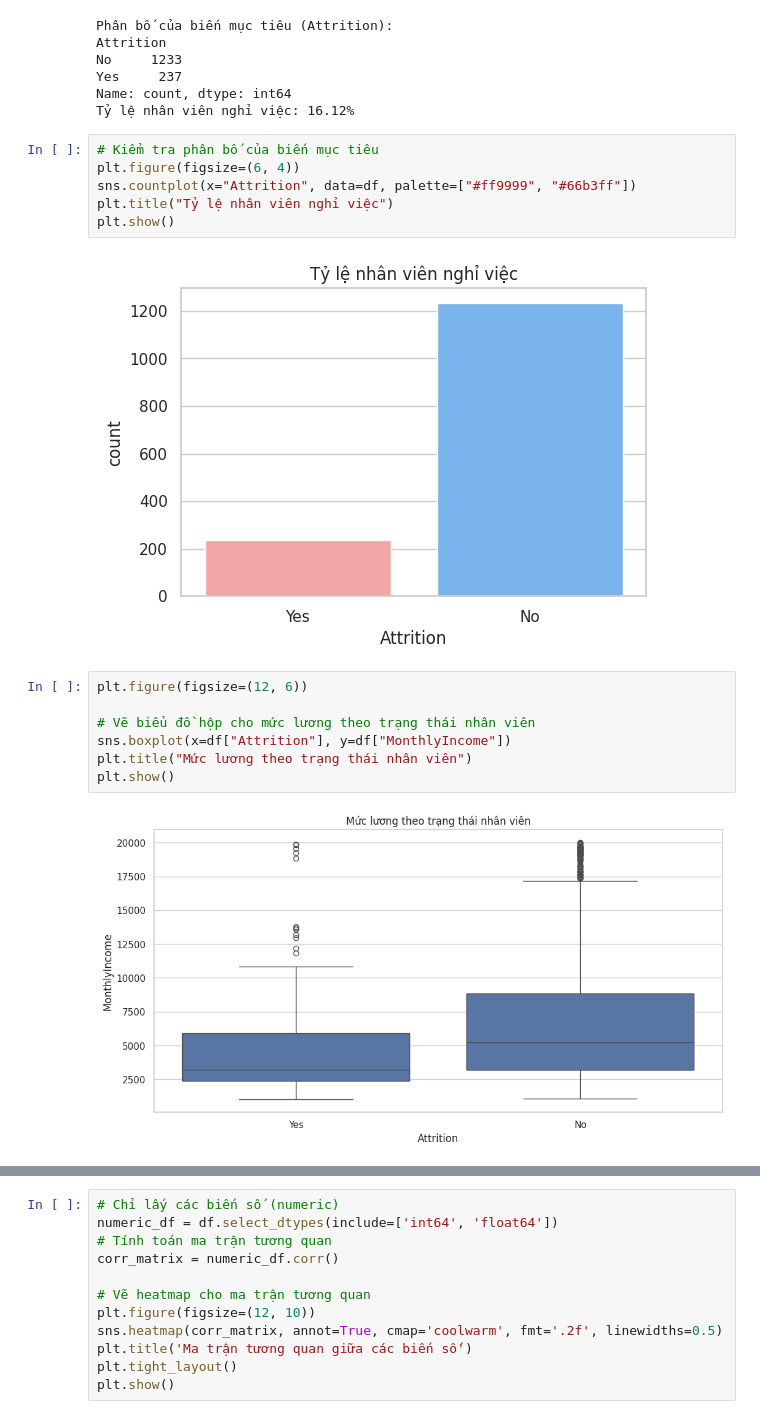
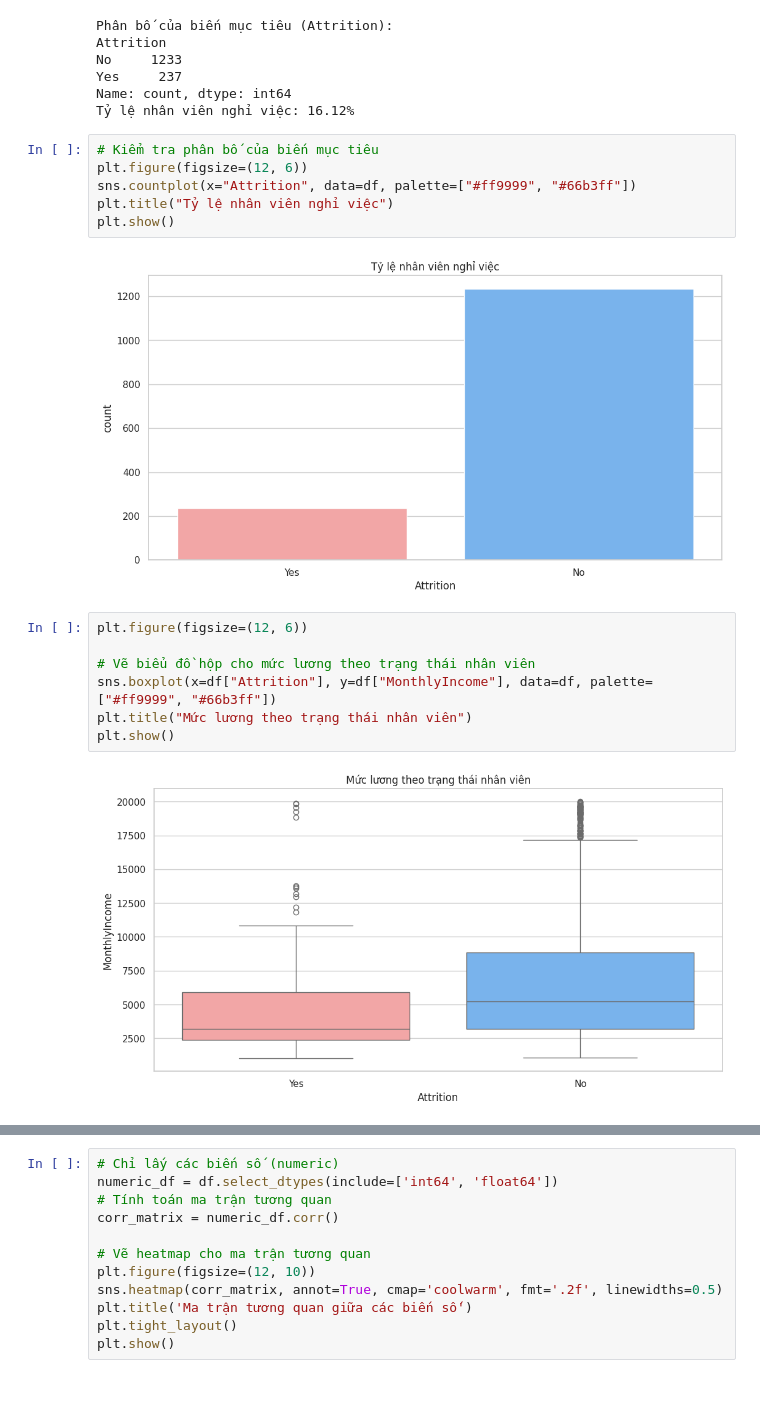
Before and after one commit to hei1sme/MAI391_FINAL_PROJECT, a Jupyter notebook: MAI391_SE194127_project.ipynb, the cells around one changed output, grey strips where cells are left out. Drawn from its saved outputs; the diff is of its cells as text; blank space fills up the shorter version.

```diff
--- a/MAI391_SE194127_project.ipynb
+++ b/MAI391_SE194127_project.ipynb
@@ -136,20 +136,20 @@ Name: count, dtype: int64
 Tỷ lệ nhân viên nghỉ việc: 16.12%
 # %%
 # Kiểm tra phân bố của biến mục tiêu
-plt.figure(figsize=(6, 4))
+plt.figure(figsize=(12, 6))
 sns.countplot(x="Attrition", data=df, palette=["#ff9999", "#66b3ff"])
 plt.title("Tỷ lệ nhân viên nghỉ việc")
 plt.show()
 # %% [output]
-[figure, old version]
+[figure, new version]
 # %%
 plt.figure(figsize=(12, 6))
 
 # Vẽ biểu đồ hộp cho mức lương theo trạng thái nhân viên
-sns.boxplot(x=df["Attrition"], y=df["MonthlyIncome"])
+sns.boxplot(x=df["Attrition"], y=df["MonthlyIncome"], data=df, palette=["#ff9999", "#66b3ff"])
 plt.title("Mức lương theo trạng thái nhân viên")
 plt.show()
 # %% [output]
-[figure, old version]
+[figure, new version]
 # %%
 # Phân tích phân bố độ tuổi theo Attrition
```
Also changed, not shown: parts of 10 cells of this notebook.
